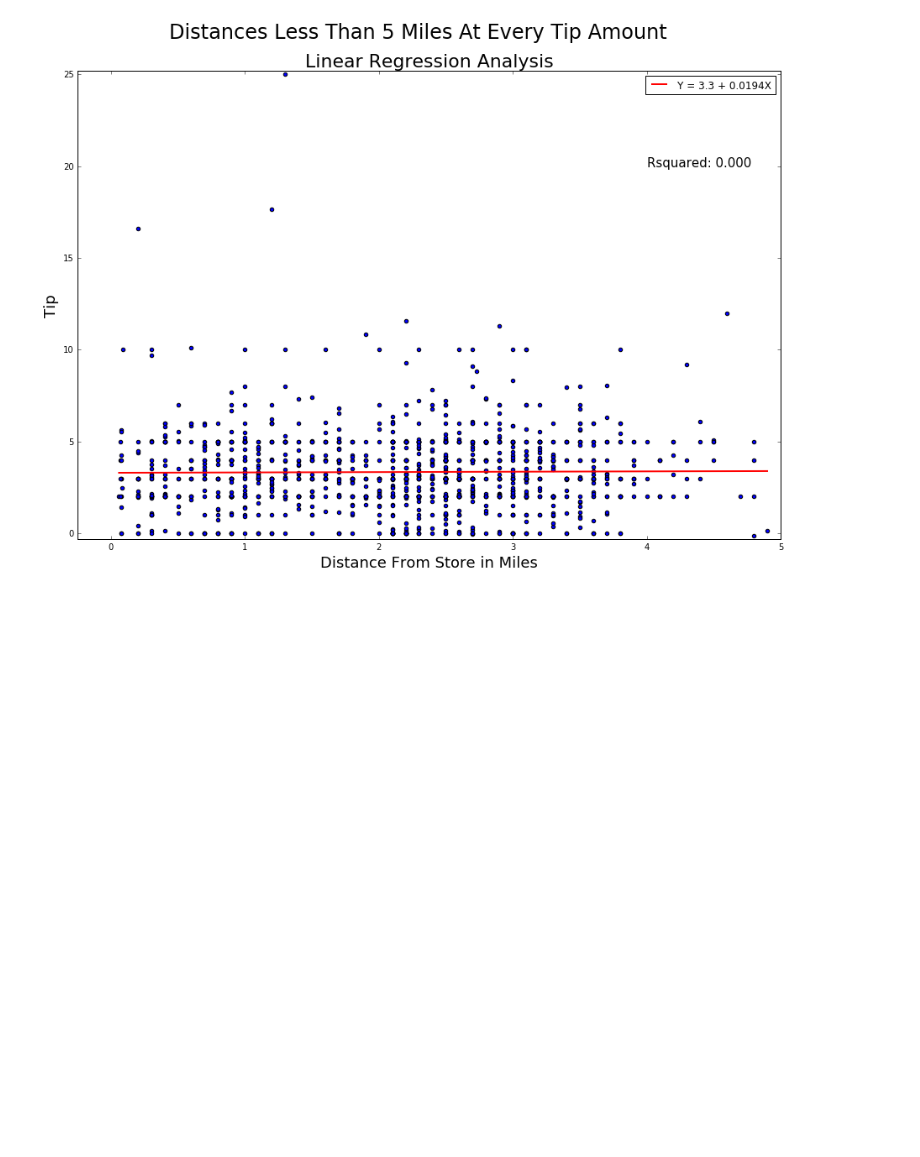
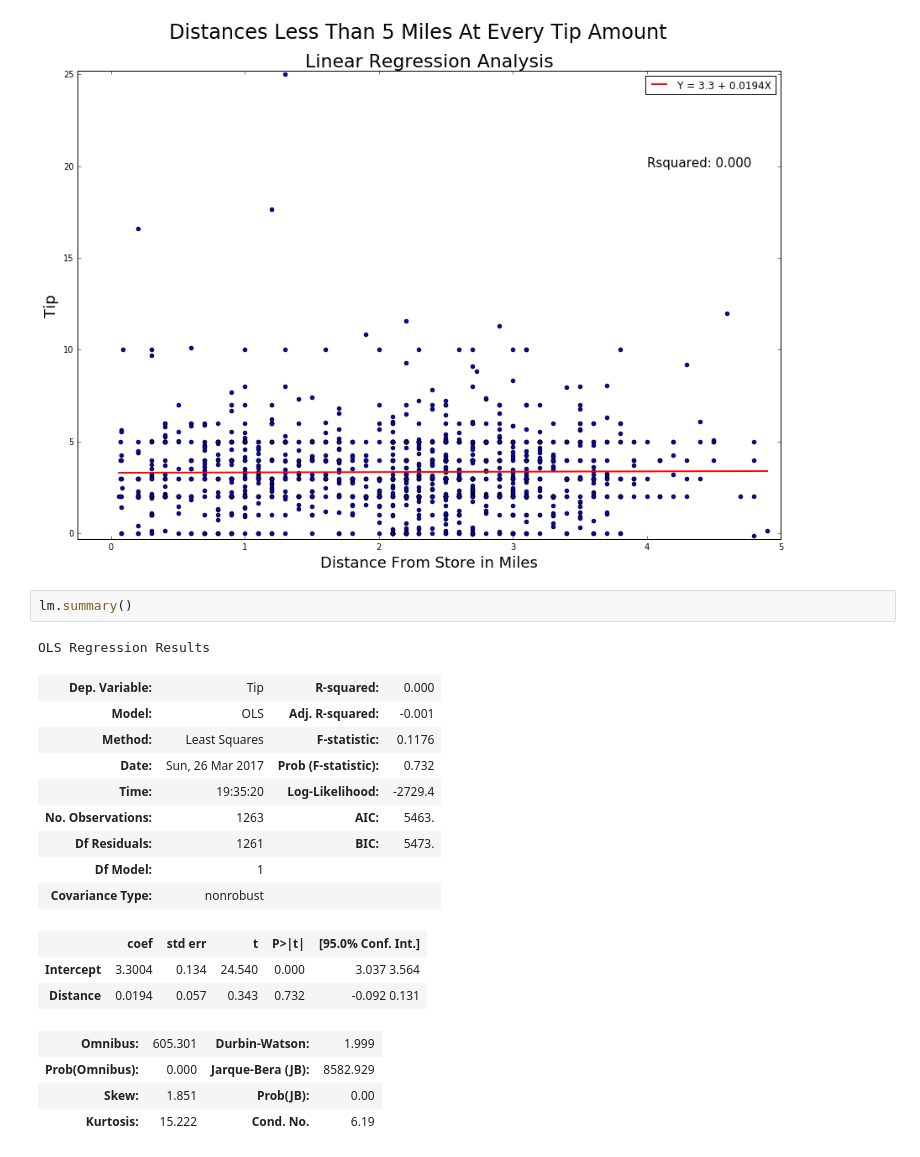
Before and after one commit to angelddaz/pizza_delivery, a Jupyter notebook: 001_pizza_jupyter_notebook.ipynb, the cells around one changed output. Saved outputs shown, nothing was run; the diff lists cells and outputs as text; blank space fills up the shorter version.

```diff
--- a/001_pizza_jupyter_notebook.ipynb
+++ b/001_pizza_jupyter_notebook.ipynb
@@ -297,6 +297,26 @@ pl.rcParams['figure.figsize'] = (15, 10)
 pl.show()
 # %% [output]
 [figure]
+# %%
+lm.summary()
+# %% [output]
+OLS Regression Results
+| Dep. Variable: | Tip | R-squared: | 0.000 |
+| Model: | OLS | Adj. R-squared: | -0.001 |
+| Method: | Least Squares | F-statistic: | 0.1176 |
+| Date: | Sun, 26 Mar 2017 | Prob (F-statistic): | 0.732 |
+| Time: | 19:35:20 | Log-Likelihood: | -2729.4 |
+| No. Observations: | 1263 | AIC: | 5463. |
+| Df Residuals: | 1261 | BIC: | 5473. |
+| Df Model: | 1 |  |  |
+| Covariance Type: | nonrobust |  |  |
+|  | coef | std err | t | P>|t| | [95.0% Conf. Int.] |
+| Intercept | 3.3004 | 0.134 | 24.540 | 0.000 | 3.037 3.564 |
+| Distance | 0.0194 | 0.057 | 0.343 | 0.732 | -0.092 0.131 |
+| Omnibus: | 605.301 | Durbin-Watson: | 1.999 |
+| Prob(Omnibus): | 0.000 | Jarque-Bera (JB): | 8582.929 |
+| Skew: | 1.851 | Prob(JB): | 0.00 |
+| Kurtosis: | 15.222 | Cond. No. | 6.19 |
 # %% [markdown]
 The filtered model without the 38 farthest deliveries is now nearly flat. For every mile increased, there can be an increase of 16 cents but Rsquared is 0. Virtually no relation between distance and amount people tip.
 
```
Also changed, not shown: parts of 1 cell of this notebook.
